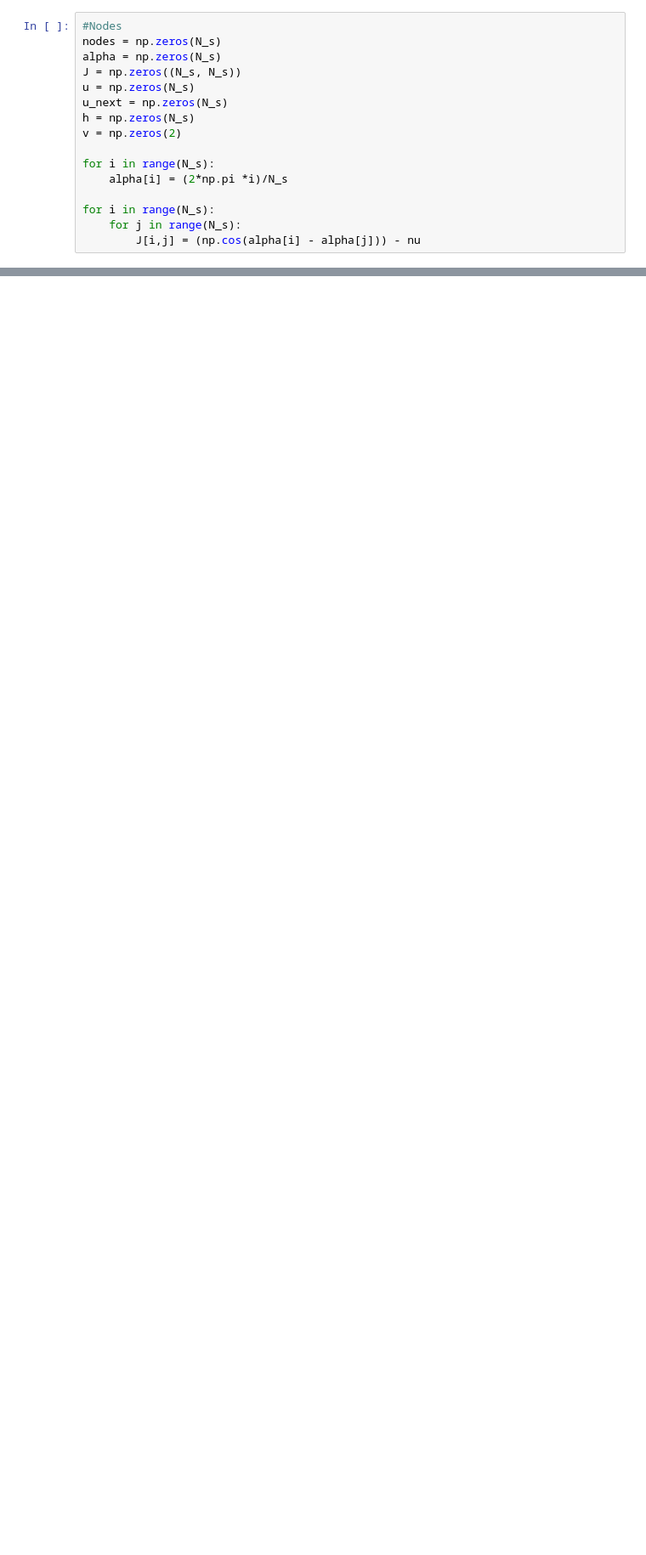
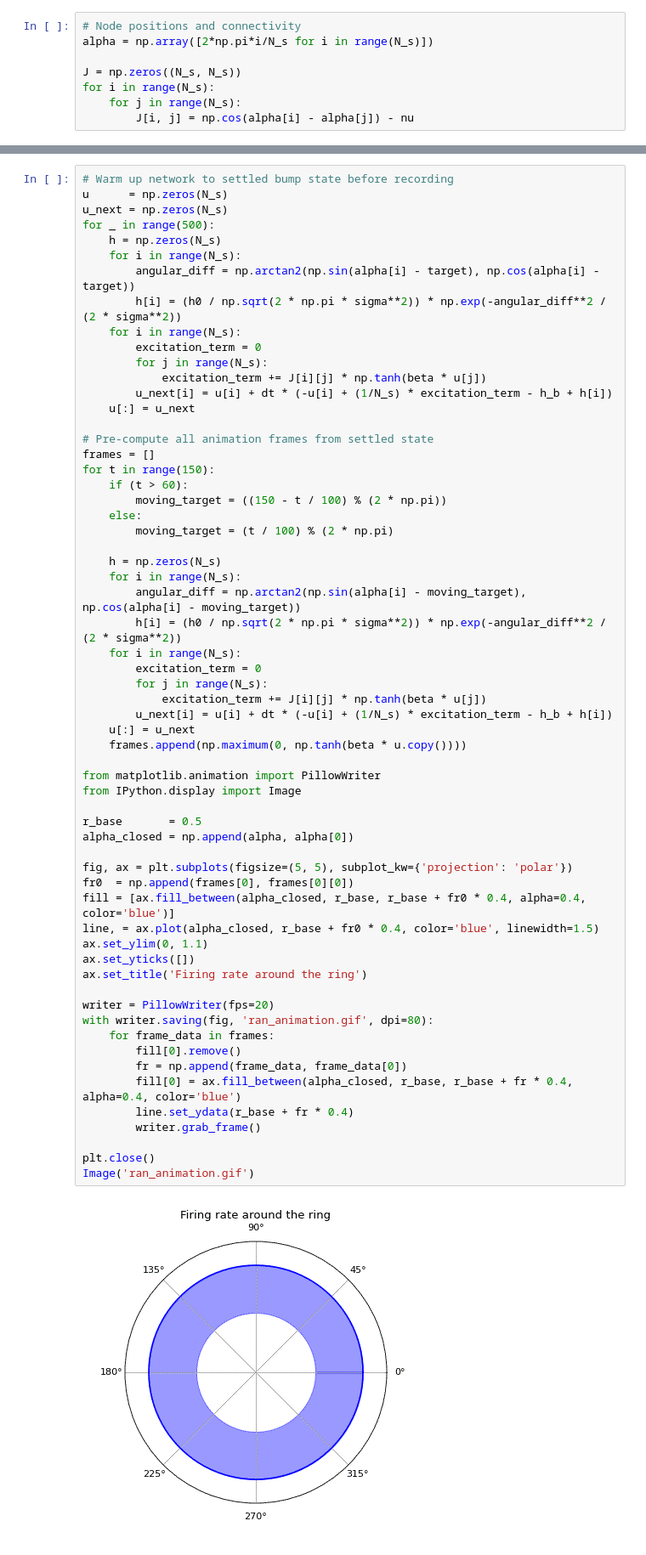
Before and after one commit to noah-ginzburg/RANController, a Jupyter notebook: RAN/ran3d.ipynb, the cells around one changed output, grey strips where cells are left out. Shown at 85% size. Saved outputs shown, nothing was run; the diff lists cells and outputs as text; blank space fills up the shorter version.

```diff
--- a/RAN/ran3d.ipynb
+++ b/RAN/ran3d.ipynb
@@ -19,16 +18,8 @@ target = np.pi / 2
 # %%
-#Nodes
-nodes = np.zeros(N_s)
-alpha = np.zeros(N_s)
+# Node positions and connectivity
+alpha = np.array([2*np.pi*i/N_s for i in range(N_s)])
+
 J = np.zeros((N_s, N_s))
-u = np.zeros(N_s)
-u_next = np.zeros(N_s)
-h = np.zeros(N_s)
-v = np.zeros(2)
-
-for i in range(N_s):
-    alpha[i] = (2*np.pi *i)/N_s
-
 for i in range(N_s):
     for j in range(N_s):
-        J[i,j] = (np.cos(alpha[i] - alpha[j])) - nu
+        J[i, j] = np.cos(alpha[i] - alpha[j]) - nu
@@ -75,0 +67,63 @@ def plot_ring(u, alpha, beta):
+# %%
+# Warm up network to settled bump state before recording
+u      = np.zeros(N_s)
+u_next = np.zeros(N_s)
+for _ in range(500):
+    h = np.zeros(N_s)
+    for i in range(N_s):
+        angular_diff = np.arctan2(np.sin(alpha[i] - target), np.cos(alpha[i] - target))
+        h[i] = (h0 / np.sqrt(2 * np.pi * sigma**2)) * np.exp(-angular_diff**2 / (2 * sigma**2))
+    for i in range(N_s):
+        excitation_term = 0
+        for j in range(N_s):
+            excitation_term += J[i][j] * np.tanh(beta * u[j])
+        u_next[i] = u[i] + dt * (-u[i] + (1/N_s) * excitation_term - h_b + h[i])
+    u[:] = u_next
+
+# Pre-compute all animation frames from settled state
+frames = []
+for t in range(150):
+    if (t > 60):
+        moving_target = ((150 - t / 100) % (2 * np.pi))
+    else:
+        moving_target = (t / 100) % (2 * np.pi)
+
+    h = np.zeros(N_s)
+    for i in range(N_s):
+        angular_diff = np.arctan2(np.sin(alpha[i] - moving_target), np.cos(alpha[i] - moving_target))
+        h[i] = (h0 / np.sqrt(2 * np.pi * sigma**2)) * np.exp(-angular_diff**2 / (2 * sigma**2))
+    for i in range(N_s):
+        excitation_term = 0
+        for j in range(N_s):
+            excitation_term += J[i][j] * np.tanh(beta * u[j])
+        u_next[i] = u[i] + dt * (-u[i] + (1/N_s) * excitation_term - h_b + h[i])
+    u[:] = u_next
+    frames.append(np.maximum(0, np.tanh(beta * u.copy())))
+
+from matplotlib.animation import PillowWriter
+from IPython.display import Image
+
+r_base       = 0.5
+alpha_closed = np.append(alpha, alpha[0])
+
+fig, ax = plt.subplots(figsize=(5, 5), subplot_kw={'projection': 'polar'})
+fr0  = np.append(frames[0], frames[0][0])
+fill = [ax.fill_between(alpha_closed, r_base, r_base + fr0 * 0.4, alpha=0.4, color='blue')]
+line, = ax.plot(alpha_closed, r_base + fr0 * 0.4, color='blue', linewidth=1.5)
+ax.set_ylim(0, 1.1)
+ax.set_yticks([])
+ax.set_title('Firing rate around the ring')
+
+writer = PillowWriter(fps=20)
+with writer.saving(fig, 'ran_animation.gif', dpi=80):
+    for frame_data in frames:
+        fill[0].remove()
+        fr = np.append(frame_data, frame_data[0])
+        fill[0] = ax.fill_between(alpha_closed, r_base, r_base + fr * 0.4, alpha=0.4, color='blue')
+        line.set_ydata(r_base + fr * 0.4)
+        writer.grab_frame()
+
+plt.close()
+Image('ran_animation.gif')
+# %% [output]
+[figure, added]
```
Also changed, not shown: parts of 5 cells of this notebook, 3 other files.
